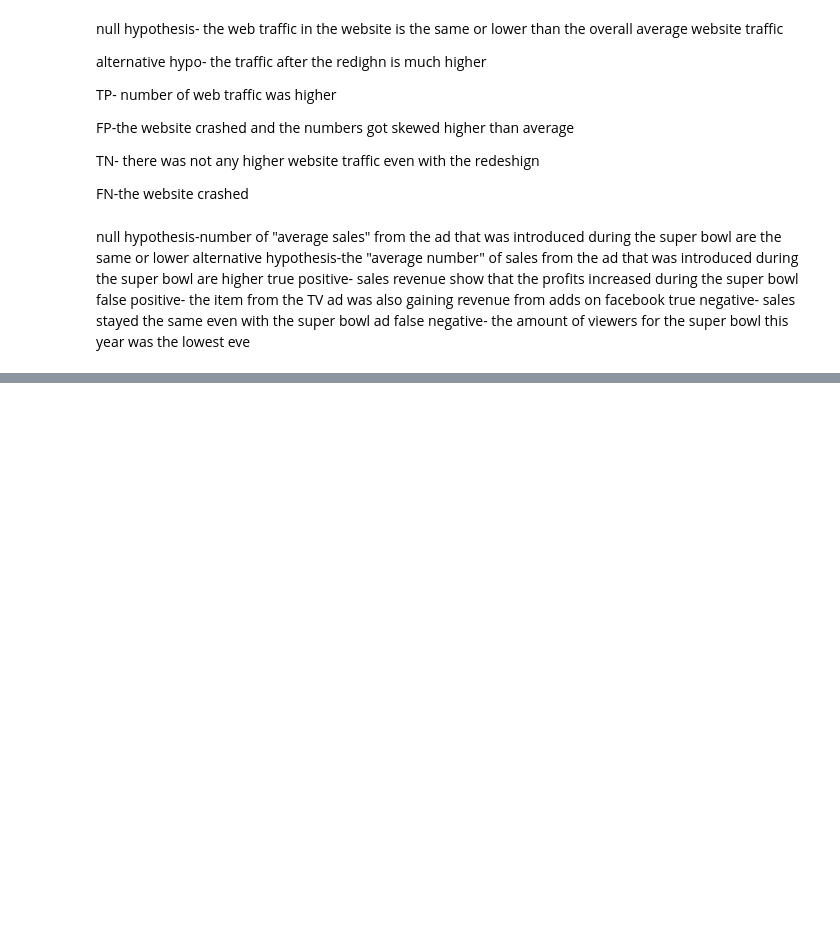
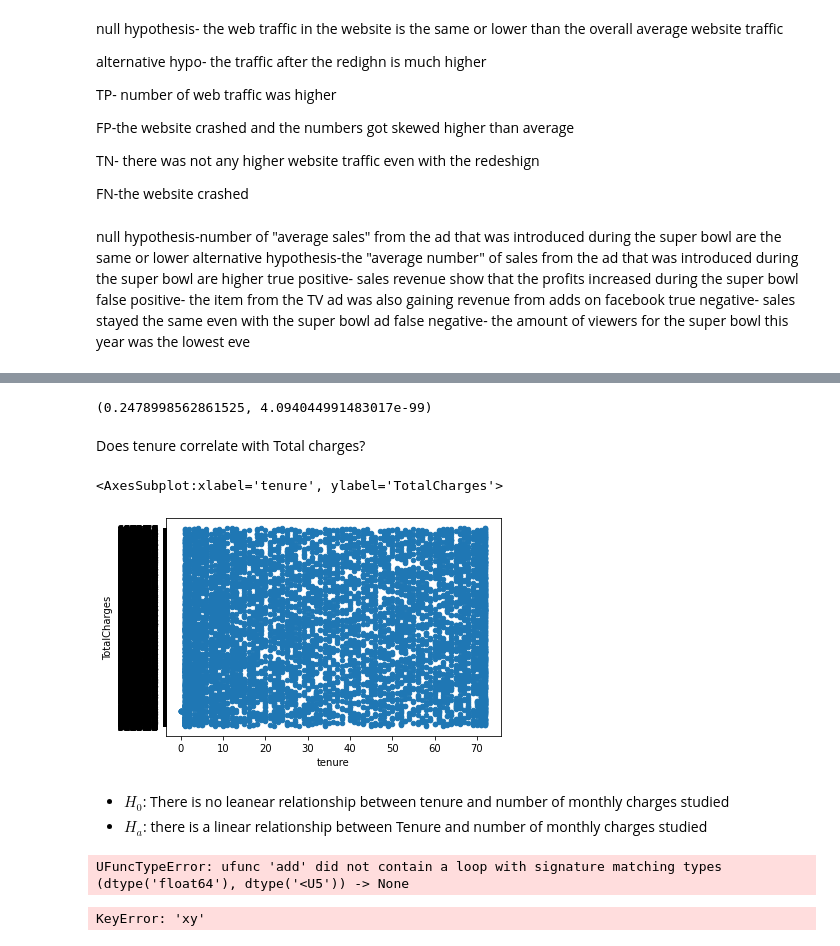
Before and after one commit to GladyBarrios/statistics-exercises, a Jupyter notebook: hypothesis_testing.ipynb, the cells around one changed output, grey strips where cells are left out. Saved outputs shown, nothing was run; the diff lists cells and outputs as text; code cells hidden in the pictures; blank space fills up the shorter version.

```diff
--- a/hypothesis_testing.ipynb
+++ b/hypothesis_testing.ipynb
@@ -32,0 +224,4 @@ false negative- the amount of viewers for the super bowl this year was the lowes
+# %%
+stats.pearsonr(x, y)
+# %% [output]
+(0.2478998562861525, 4.094044991483017e-99)
@@ -32,0 +230,10 @@ false negative- the amount of viewers for the super bowl this year was the lowes
+# %% [markdown]
+Does tenure correlate with Total charges?
+# %%
+df.plot.scatter(x='tenure',  y ='TotalCharges')
+# %% [output]
+<AxesSubplot:xlabel='tenure', ylabel='TotalCharges'>
+[figure, added]
+# %% [markdown]
+- $H_0$: There is no leanear relationship between tenure and number of monthly charges studied
+- $H_a$: there is a linear relationship between Tenure and number of monthly charges studied
@@ -32,0 +242,8 @@ false negative- the amount of viewers for the super bowl this year was the lowes
+# %%
+stats.pearsonr(x,xy)
+# %% [output]
+UFuncTypeError: ufunc 'add' did not contain a loop with signature matching types (dtype('float64'), dtype('<U5')) -> None
+# %%
+df[''].str.replace('.','')
+# %% [output]
+KeyError: 'xy'
```
Also changed, not shown: parts of 51 cells of this notebook, 3 other files.
